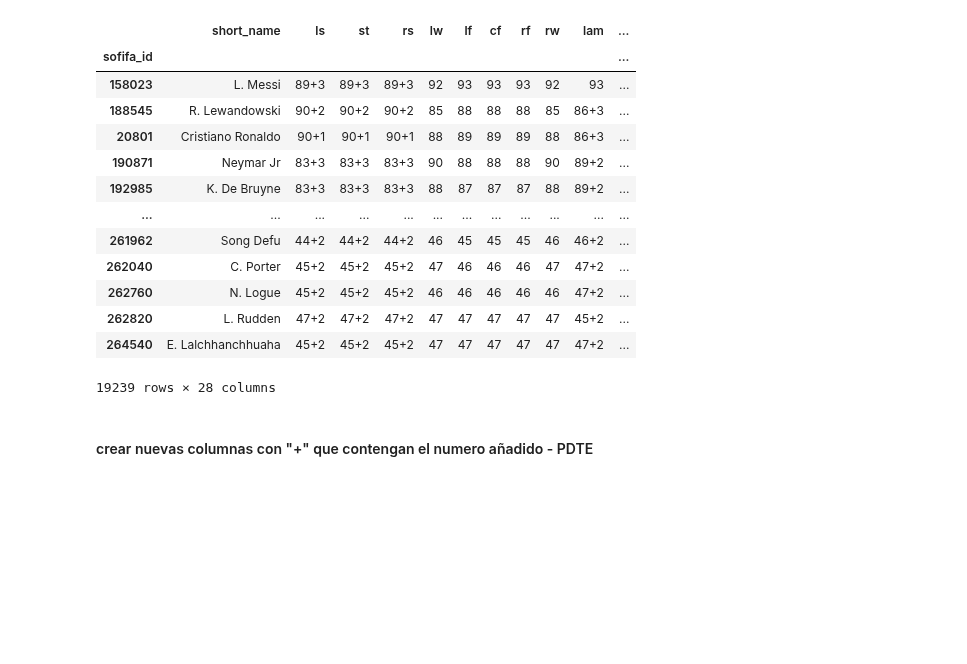
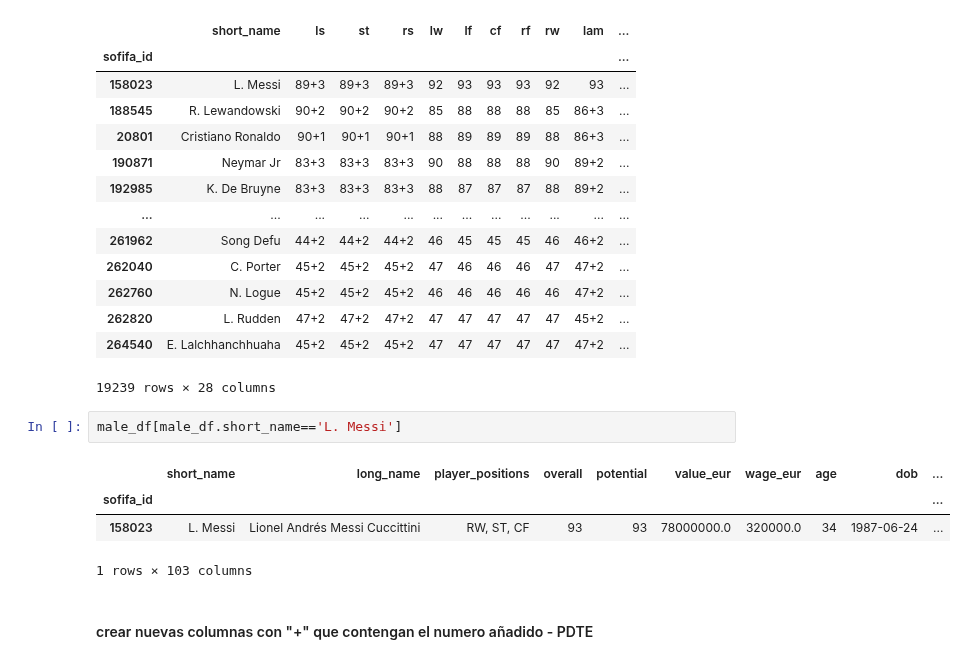
Before and after one commit to ironhack-bcn-data-pt/PR06-Machine-Learning-Group-Project, a Jupyter notebook: Project_06.ipynb, the cells around one changed output. Cells and saved outputs as stored; diff of their text form; blank space fills up the shorter version.

```diff
--- a/Project_06.ipynb
+++ b/Project_06.ipynb
@@ -147,6 +147,13 @@ male_df[[
 | 262820 | L. Rudden | 47+2 | 47+2 | 47+2 | 47 | 47 | 47 | 47 | 47 | 45+2 | ... |
 | 264540 | E. Lalchhanchhuaha | 45+2 | 45+2 | 45+2 | 47 | 47 | 47 | 47 | 47 | 47+2 | ... |
 19239 rows × 28 columns
+# %%
+male_df[male_df.short_name=='L. Messi']
+# %% [output]
+|  | short_name | long_name | player_positions | overall | potential | value_eur | wage_eur | age | dob | ... |
+| sofifa_id |  |  |  |  |  |  |  |  |  | ... |
+| 158023 | L. Messi | Lionel Andrés Messi Cuccittini | RW, ST, CF | 93 | 93 | 78000000.0 | 320000.0 | 34 | 1987-06-24 | ... |
+1 rows × 103 columns
 # %% [markdown]
 #### crear nuevas columnas con "+" que contengan el numero añadido - PDTE
 # %% [markdown]
```
Also changed, not shown: parts of 12 cells of this notebook, 17 other files.
